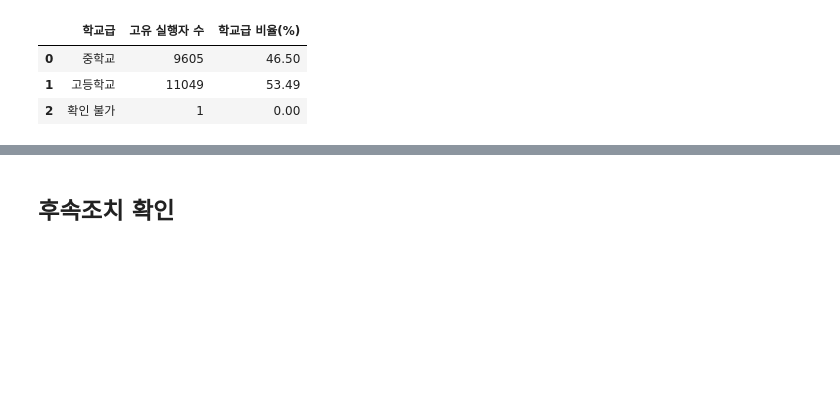
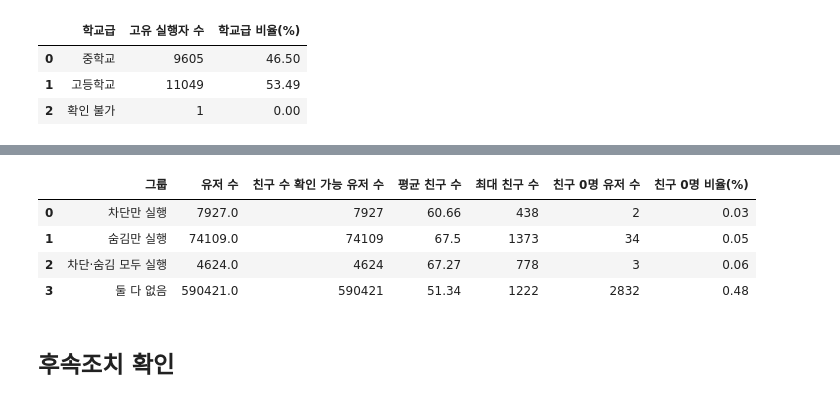
Before and after one commit to qet0506/codeit-sns-moderation, a Jupyter notebook: eda.ipynb, the cells around one changed output, grey strips where cells are left out. Cells and saved outputs as stored; diff of their text form; code cells hidden in the pictures; blank space fills up the shorter version.

```diff
--- a/eda.ipynb
+++ b/eda.ipynb
@@ -1040,3 +1367,91 @@ display(df_question_reporter_school_ratio)
+# %%
+import json
+import pandas as pd
+
+
+def count_unique_friends(value):
+    if isinstance(value, str):
+        value = json.loads(value)
+
+    if isinstance(value, list):
+        return len({int(user_id) for user_id in value})
+
+    if value is None or pd.isna(value):
+        return pd.NA
+
+    raise ValueError("친구 목록 형식을 확인해 주세요.")
+
+
+df_friend_counts = df_user[["id", "friend_id_list"]].copy()
+
+df_friend_counts["친구 수"] = (
+    df_friend_counts["friend_id_list"]
+    .apply(count_unique_friends)
+    .astype("Int64")
+)
+
+# 기존 실행자 그룹에 연결
+df_action_vote_users = (
+    df_action_vote_users
+    .drop(columns=["친구 수"], errors="ignore")
+    .merge(
+        df_friend_counts[["id", "친구 수"]],
+        on="id",
+        how="left",
+        validate="one_to_one",
+    )
+)
+
+group_order = [
+    "차단만 실행",
+    "숨김만 실행",
+    "차단·숨김 모두 실행",
+    "둘 다 없음",
+    "확인 불가",
+]
+
+df_action_friend_summary = (
+    df_action_vote_users
+    .groupby("그룹")
+    .agg(
+        유저_수=("id", "size"),
+        친구_수_확인_가능=("친구 수", "count"),
+        평균_친구_수=("친구 수", "mean"),
+        최대_친구_수=("친구 수", "max"),
+        친구_0명_유저_수=(
+            "친구 수", lambda s: s.eq(0).sum()
+        ),
+    )
+    .reindex(group_order)
+    .dropna(subset=["유저_수"])
+    .reset_index()
+)
+
+df_action_friend_summary["친구 0명 비율(%)"] = (
+    df_action_friend_summary["친구_0명_유저_수"]
+    .div(
+        df_action_friend_summary["친구_수_확인_가능"].where(
+            df_action_friend_summary["친구_수_확인_가능"] > 0
+        )
+    )
+    .mul(100)
+)
+
+df_action_friend_summary = df_action_friend_summary.rename(columns={
+    "유저_수": "유저 수",
+    "친구_수_확인_가능": "친구 수 확인 가능 유저 수",
+    "평균_친구_수": "평균 친구 수",
+    "최대_친구_수": "최대 친구 수",
+    "친구_0명_유저_수": "친구 0명 유저 수",
+})
+
+df_action_friend_summary.round(2)
+# %% [output]
+|  | 그룹 | 유저 수 | 친구 수 확인 가능 유저 수 | 평균 친구 수 | 최대 친구 수 | 친구 0명 유저 수 | 친구 0명 비율(%) |
+| 0 | 차단만 실행 | 7927.0 | 7927 | 60.66 | 438 | 2 | 0.03 |
+| 1 | 숨김만 실행 | 74109.0 | 74109 | 67.5 | 1373 | 34 | 0.05 |
+| 2 | 차단·숨김 모두 실행 | 4624.0 | 4624 | 67.27 | 778 | 3 | 0.06 |
+| 3 | 둘 다 없음 | 590421.0 | 590421 | 51.34 | 1222 | 2832 | 0.48 |
 # %% [markdown]
 ## 후속조치 확인
 # %% [markdown]
```
Also changed, not shown: parts of 9 cells of this notebook.
